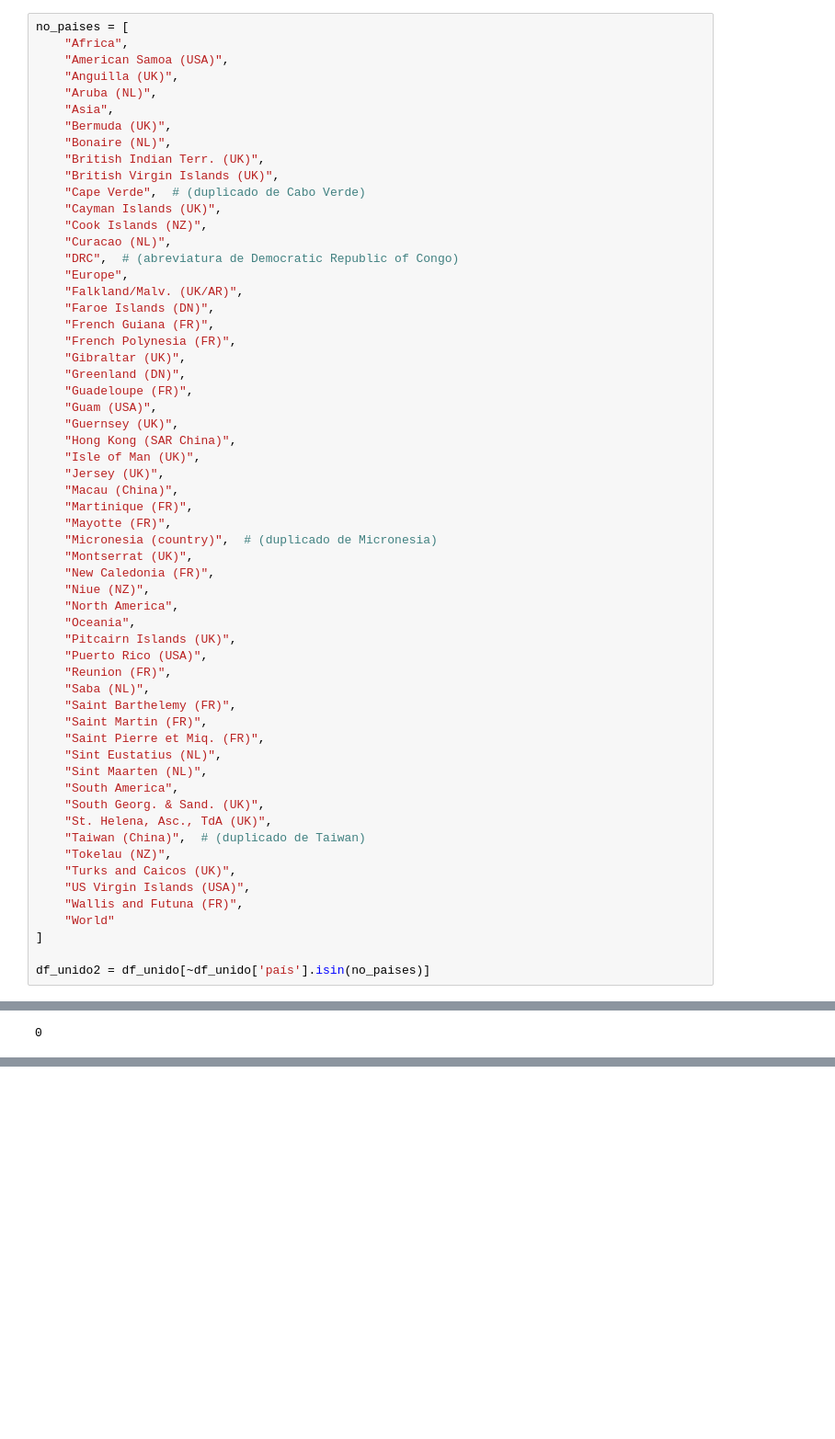
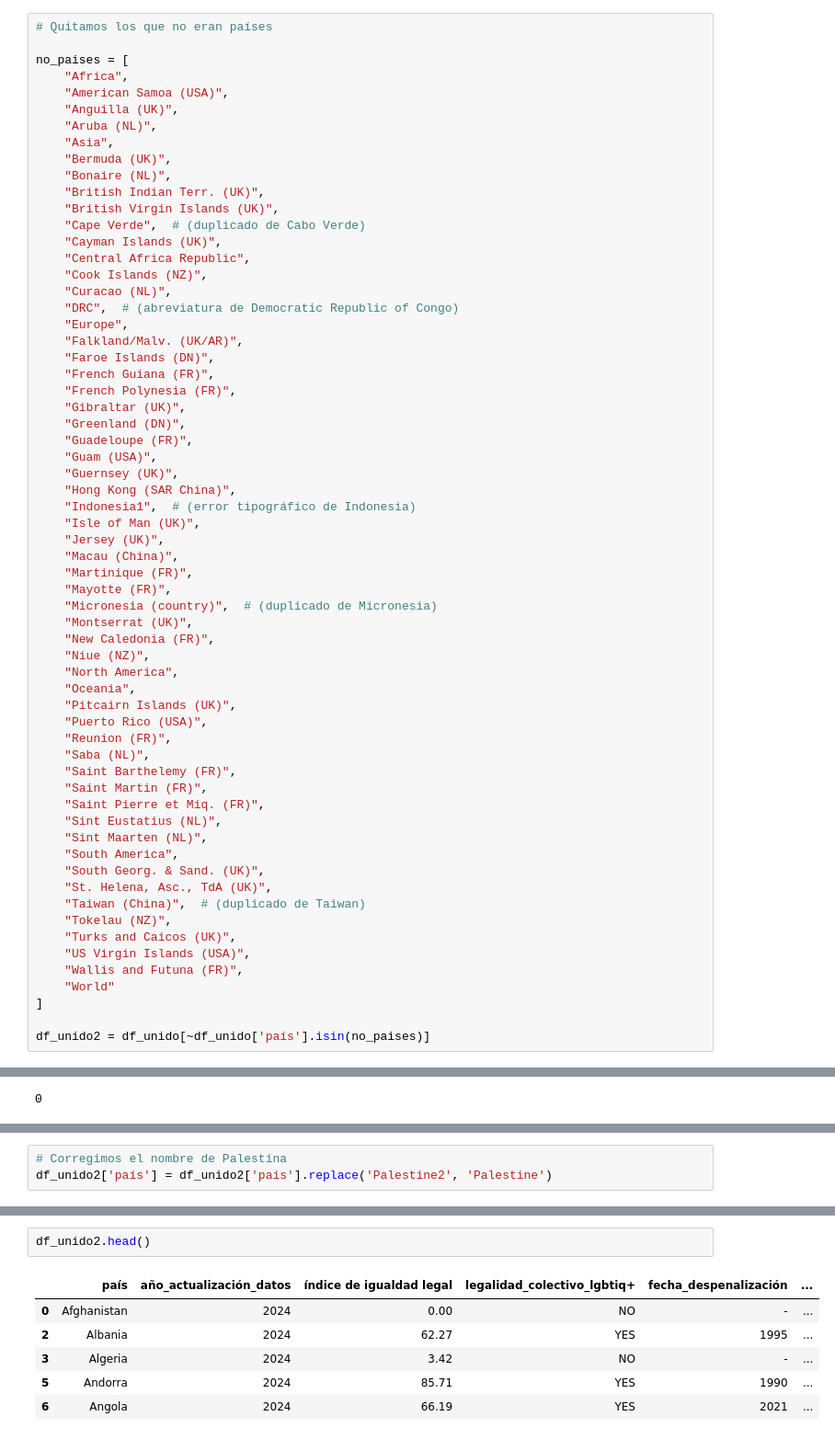
Before and after one commit to ArianaPapantonio/proyecto-da-promo-k-modulo-4-team-3, a Jupyter notebook: 2_dataframes.ipynb, the cells around one changed output, grey strips where cells are left out. Shown at 92% size. Cells and saved outputs as stored; diff of their text form; blank space fills up the shorter version.

```diff
--- a/2_dataframes.ipynb
+++ b/2_dataframes.ipynb
@@ -364,4 +359,6 @@ COREGIR:
 # %%
+# Quitamos los que no eran países
+
 no_paises = [
     "Africa",
     "American Samoa (USA)",
@@ -374,6 +371,7 @@ no_paises = [
     "British Virgin Islands (UK)",
     "Cape Verde",  # (duplicado de Cabo Verde)
     "Cayman Islands (UK)",
+    "Central Africa Republic",
     "Cook Islands (NZ)",
     "Curacao (NL)",
     "DRC",  # (abreviatura de Democratic Republic of Congo)
@@ -388,6 +386,7 @@ no_paises = [
     "Guam (USA)",
     "Guernsey (UK)",
     "Hong Kong (SAR China)",
+    "Indonesia1",  # (error tipográfico de Indonesia)
     "Isle of Man (UK)",
     "Jersey (UK)",
     "Macau (China)",
@@ -460,0 +467,3 @@ array(['Afghanistan', 'Albania', 'Algeria', 'Andorra', 'Angola',
+# %%
+# Corregimos el nombre de Palestina
+df_unido2['país'] = df_unido2['país'].replace('Palestine2', 'Palestine')
@@ -464,0 +565,9 @@ array(['NO', 'YES', nan, 'DE FACTO'], dtype=object)
+# %%
+df_unido2.head()
+# %% [output]
+|  | país | año_actualización_datos | índice de igualdad legal | legalidad_colectivo_lgbtiq+ | fecha_despenalización | ... |
+| 0 | Afghanistan | 2024 | 0.00 | NO | - | ... |
+| 2 | Albania | 2024 | 62.27 | YES | 1995 | ... |
+| 3 | Algeria | 2024 | 3.42 | NO | - | ... |
+| 5 | Andorra | 2024 | 85.71 | YES | 1990 | ... |
+| 6 | Angola | 2024 | 66.19 | YES | 2021 | ... |
```
Also changed, not shown: parts of 30 cells of this notebook.
